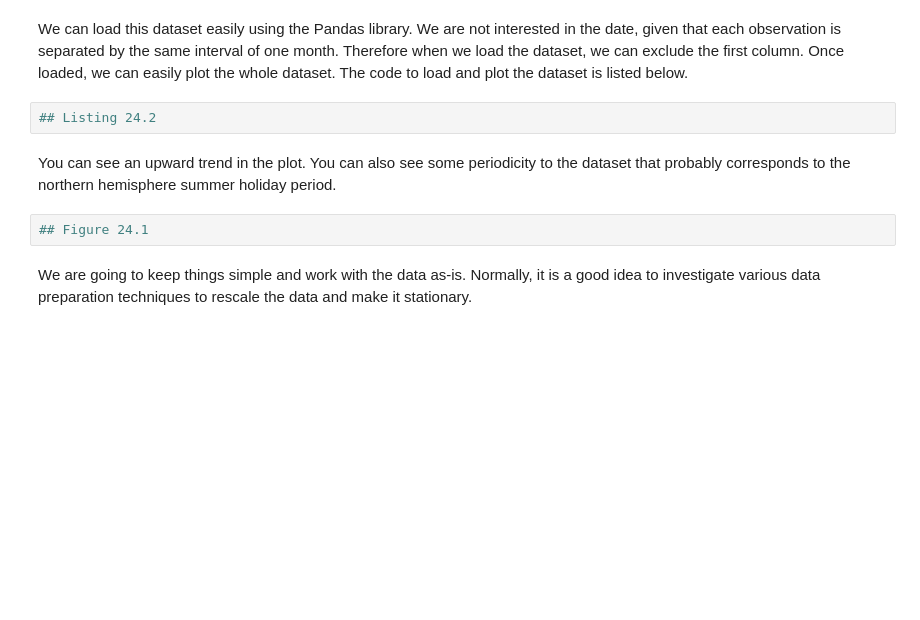
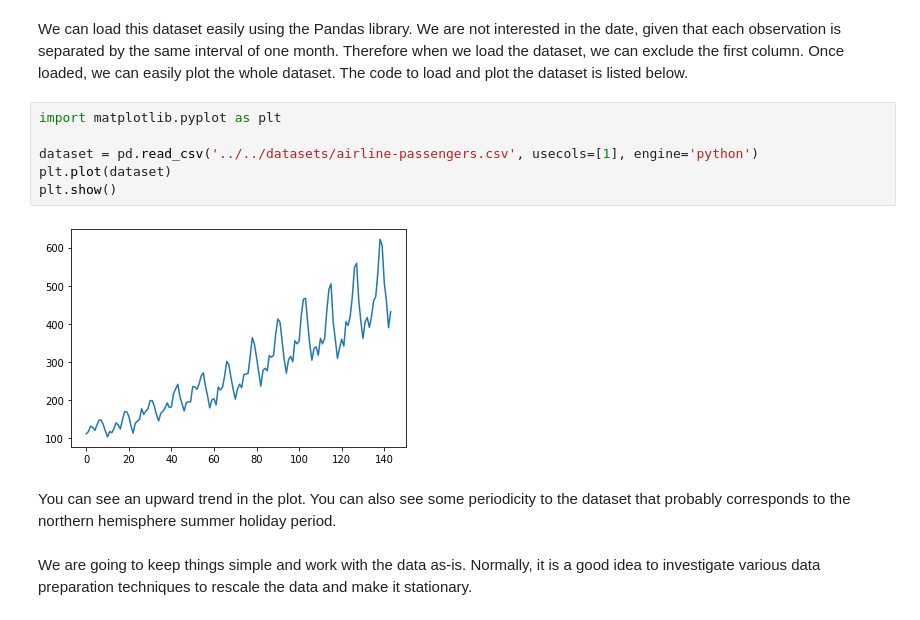
Before and after one commit to eccnil/deep-learning-exercises, a Jupyter notebook: 3.Recurrent Neural Networks/1.Lessons/1.Time Series Prediction with Multilayer Perceptrons.ipynb, the cells around one changed output. Cells and saved outputs as stored; diff of their text form; blank space fills up the shorter version.

```diff
--- a/3.Recurrent Neural Networks/1.Lessons/1.Time Series Prediction with Multilayer Perceptrons.ipynb
+++ b/3.Recurrent Neural Networks/1.Lessons/1.Time Series Prediction with Multilayer Perceptrons.ipynb
@@ -16,11 +26,15 @@ The problem we are going to look at in this lesson is the international airline
 # %% [markdown]
 We can load this dataset easily using the Pandas library. We are not interested in the date, given that each observation is separated by the same interval of one month. Therefore when we load the dataset, we can exclude the first column. Once loaded, we can easily plot the whole dataset. The code to load and plot the dataset is listed below.
-# %%
-## Listing 24.2
+# %%
+import matplotlib.pyplot as plt
+
+dataset = pd.read_csv('../../datasets/airline-passengers.csv', usecols=[1], engine='python')
+plt.plot(dataset)
+plt.show()
+# %% [output]
+[figure, added]
 # %% [markdown]
 You can see an upward trend in the plot. You can also see some periodicity to the dataset that probably corresponds to the northern hemisphere summer holiday period.
-# %%
-## Figure 24.1
 # %% [markdown]
 We are going to keep things simple and work with the data as-is. Normally, it is a good idea to investigate various data preparation techniques to rescale the data and make it stationary.
 # %% [markdown]
```
Also changed, not shown: parts of 30 cells of this notebook, 1 other file.
